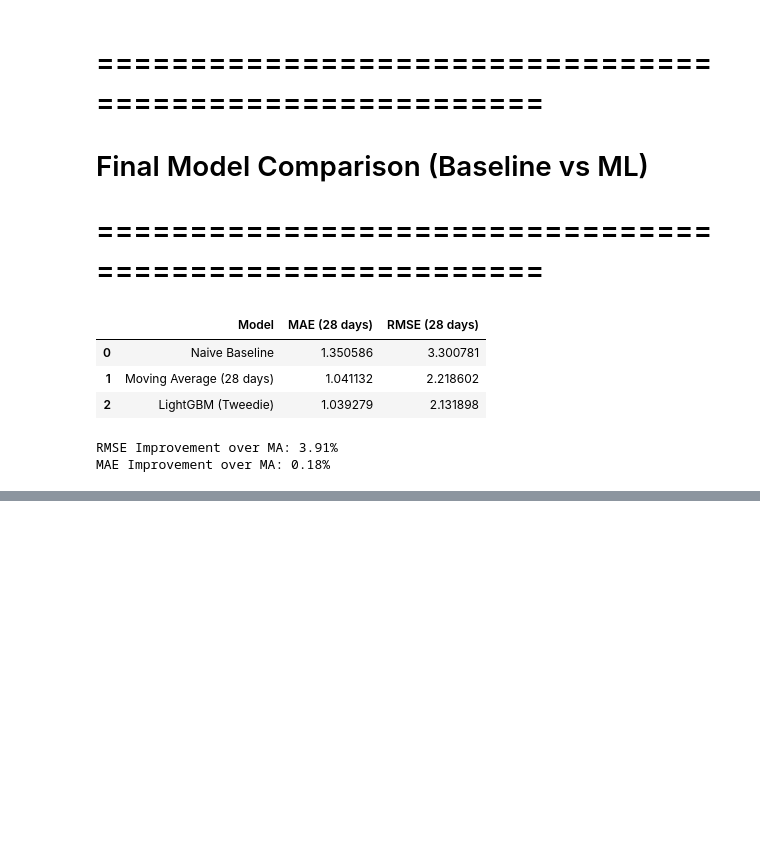
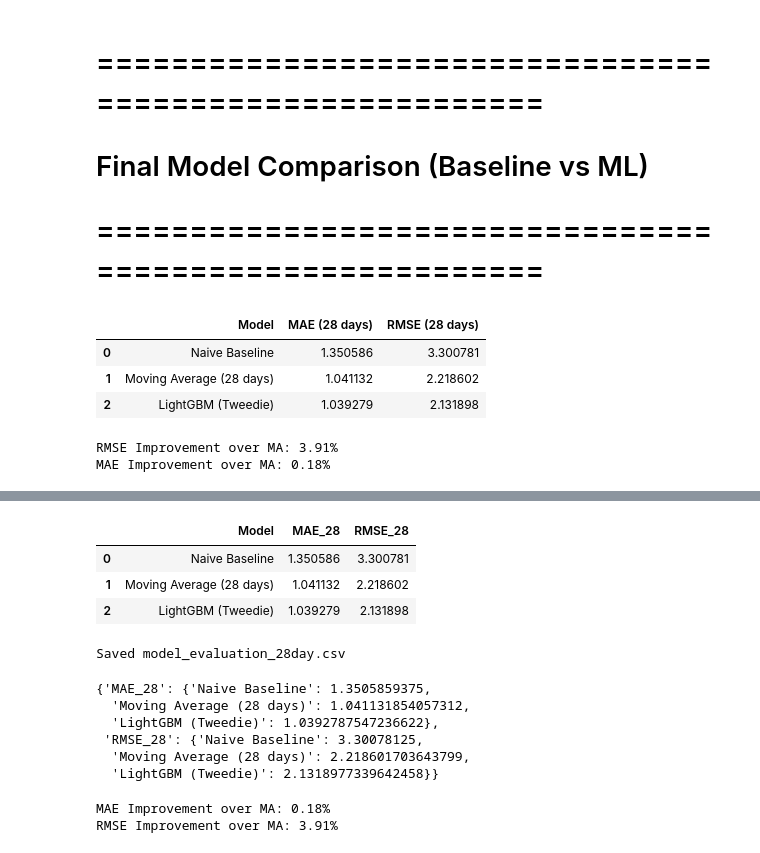
Before and after one commit to Partha0003/m5-sales-forecasting, a Jupyter notebook: forecasting-sales-with-lightgbm-m5-pipeline.ipynb, the cells around one changed output, grey strips where cells are left out. Drawn from its saved outputs; the diff is of its cells as text; code cells hidden in the pictures; blank space fills up the shorter version.

```diff
--- a/forecasting-sales-with-lightgbm-m5-pipeline.ipynb
+++ b/forecasting-sales-with-lightgbm-m5-pipeline.ipynb
@@ -625,0 +652,67 @@ print("historical_monthly.csv saved")
+# %%
+# =========================================================
+# Final Evaluation Results (28-Day Horizon)
+# =========================================================
+
+evaluation_df = pd.DataFrame({
+    "Model": [
+        "Naive Baseline",
+        "Moving Average (28 days)",
+        "LightGBM (Tweedie)"
+    ],
+    "MAE_28": [
+        naive_mae_28,
+        ma_mae_28,
+        ml_mae_28
+    ],
+    "RMSE_28": [
+        naive_rmse_28,
+        ma_rmse_28,
+        ml_rmse_28
+    ]
+})
+
+evaluation_df
+# %% [output]
+|  | Model | MAE_28 | RMSE_28 |
+| 0 | Naive Baseline | 1.350586 | 3.300781 |
+| 1 | Moving Average (28 days) | 1.041132 | 2.218602 |
+| 2 | LightGBM (Tweedie) | 1.039279 | 2.131898 |
+# %%
+evaluation_df.to_csv(
+    "public/model_evaluation_28day.csv",
+    index=False
+)
+
+print("Saved model_evaluation_28day.csv")
+# %% [output]
+Saved model_evaluation_28day.csv
+# %%
+evaluation_summary = evaluation_df.set_index("Model").to_dict()
+
+evaluation_summary
+# %% [output]
+{'MAE_28': {'Naive Baseline': 1.3505859375,
+  'Moving Average (28 days)': 1.041131854057312,
+  'LightGBM (Tweedie)': 1.0392787547236622},
+ 'RMSE_28': {'Naive Baseline': 3.30078125,
+  'Moving Average (28 days)': 2.218601703643799,
+  'LightGBM (Tweedie)': 2.1318977339642458}}
+# %%
+# =========================================================
+# % Improvement of ML over Moving Average (28-Day Horizon)
+# =========================================================
+
+mae_improvement_pct = (
+    (ma_mae_28 - ml_mae_28) / ma_mae_28
+) * 100
+
+rmse_improvement_pct = (
+    (ma_rmse_28 - ml_rmse_28) / ma_rmse_28
+) * 100
+
+print(f"MAE Improvement over MA: {mae_improvement_pct:.2f}%")
+print(f"RMSE Improvement over MA: {rmse_improvement_pct:.2f}%")
+# %% [output]
+MAE Improvement over MA: 0.18%
+RMSE Improvement over MA: 3.91%
```
Also changed, not shown: parts of 11 cells of this notebook.
